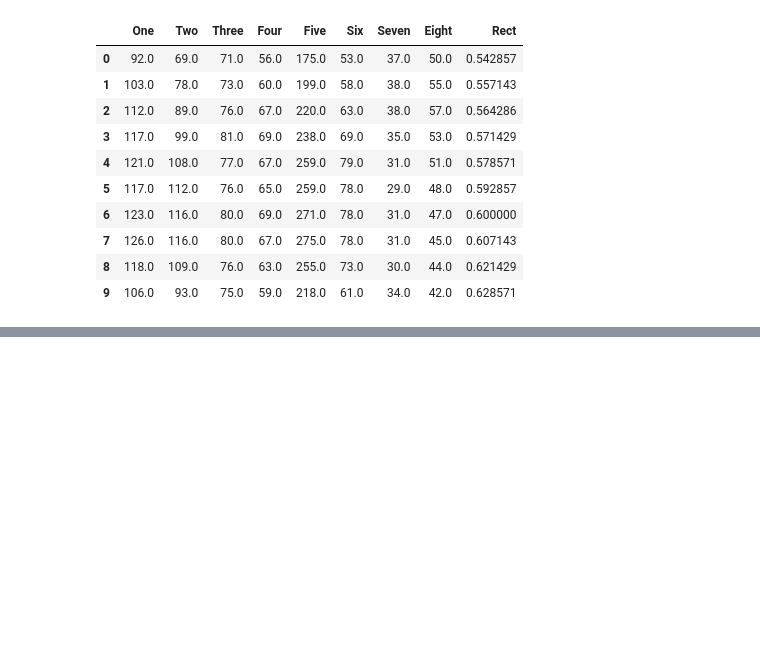
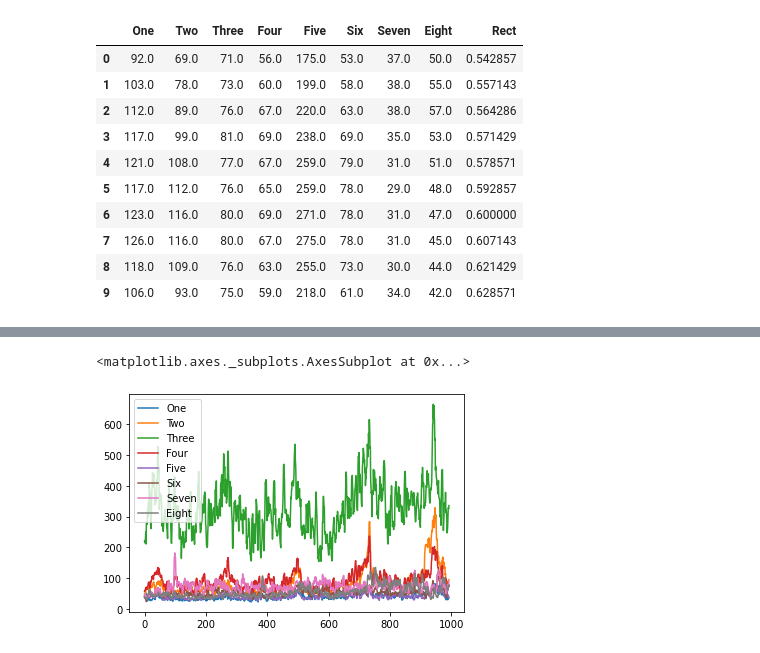
Before and after one commit to PerlinWarp/Neuro-Breakout, a Jupyter notebook: Notebooks/FilteredvsNoneFiltered.ipynb, the cells around one changed output, grey strips where cells are left out. Saved outputs shown, nothing was run; the diff lists cells and outputs as text; code cells hidden in the pictures; blank space fills up the shorter version.

```diff
--- a/Notebooks/FilteredvsNoneFiltered.ipynb
+++ b/Notebooks/FilteredvsNoneFiltered.ipynb
@@ -257,0 +342,5 @@ df_f.head(10)
+# %%
+df_f.drop(['Time_ns','Rect'], 1).plot()
+# %% [output]
+<matplotlib.axes._subplots.AxesSubplot at 0x...>
+[figure, added]
```
Also changed, not shown: parts of 33 cells of this notebook, 16 other files.
